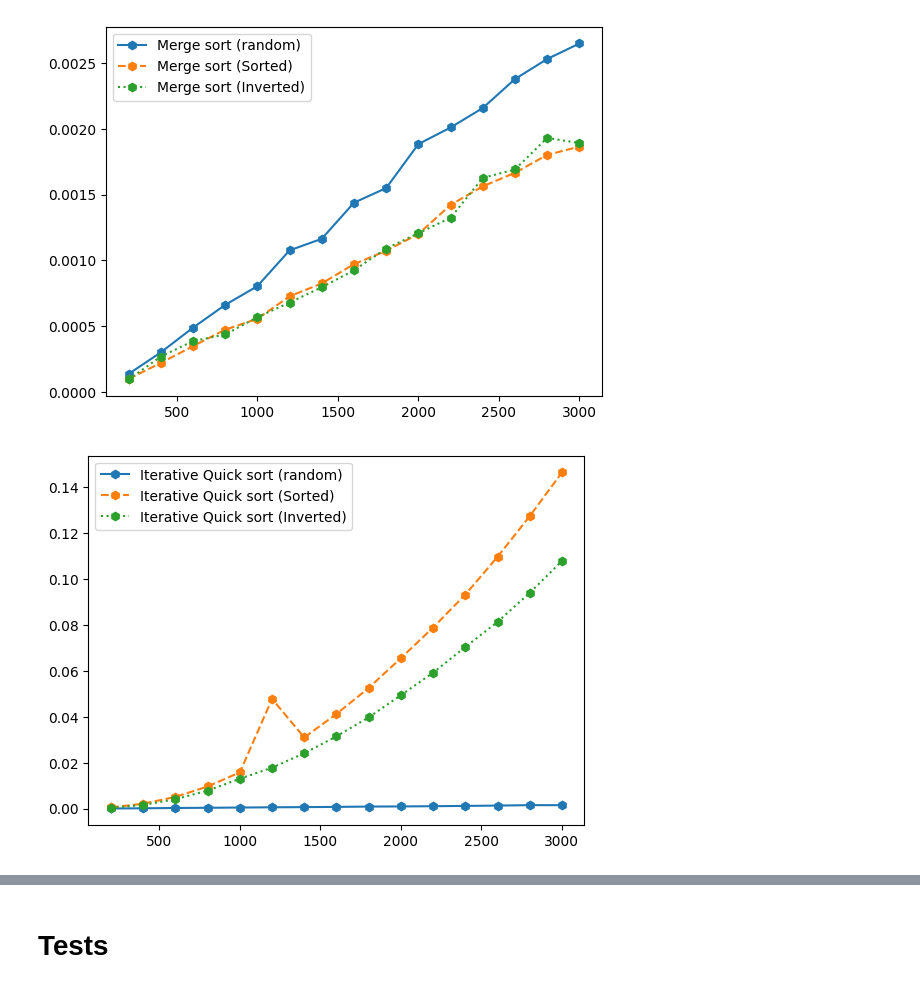
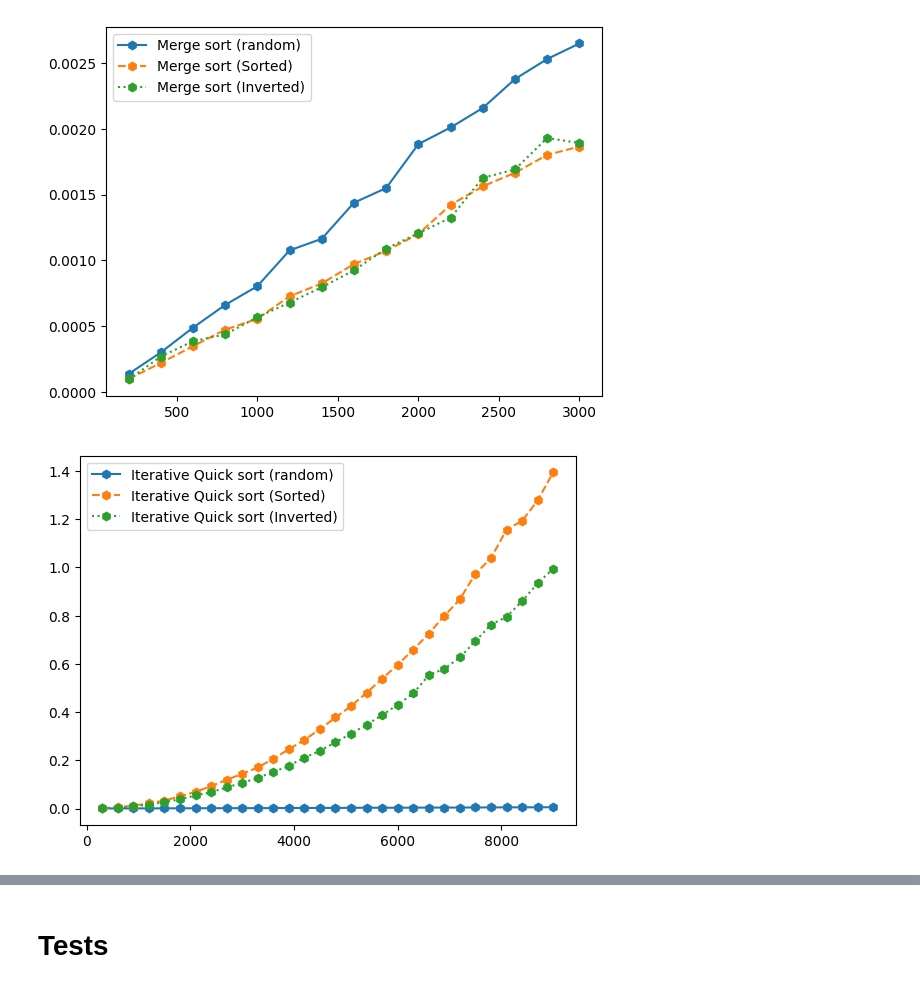
Before and after one commit to zshelali/projet-it4-complexity, a Jupyter notebook: TP - 2023 - Time Complexity sorting algorithms.ipynb, the cells around one changed output, grey strips where cells are left out. Drawn from its saved outputs; the diff is of its cells as text; code cells hidden in the pictures.

```diff
--- a/TP - 2023 - Time Complexity sorting algorithms.ipynb
+++ b/TP - 2023 - Time Complexity sorting algorithms.ipynb
@@ -803,6 +866,6 @@ executerTri(merge_sort_bu, 'h', 'Merge sort')
 # %% [output]
 [figure]
 # %%
-executerTri(quick_sort_it, 'h', 'Iterative Quick sort')
+executerTri(quick_sort_it, 'h', 'Iterative Quick sort', 30, 300)
 # %% [output]
-[figure, old version]
+[figure, new version]
```
Also changed, not shown: parts of 13 cells of this notebook.
